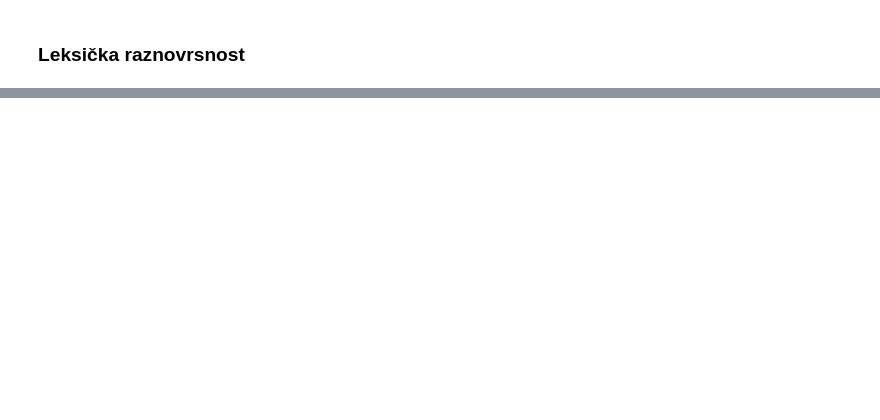
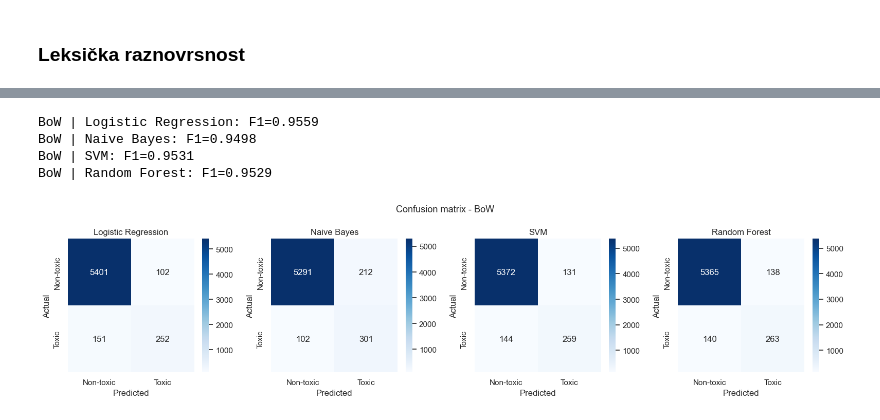
Before and after one commit to paunovicjovan/data-preprocessing-for-ml-2, a Jupyter notebook: Prakticni deo/Toxic Tweets Classification.ipynb, the cells around one changed output, grey strips where cells are left out. Drawn from its saved outputs; the diff is of its cells as text; code cells hidden in the pictures; blank space fills up the shorter version.

```diff
--- a/Prakticni deo/Toxic Tweets Classification.ipynb
+++ b/Prakticni deo/Toxic Tweets Classification.ipynb
@@ -749,0 +825,15 @@ display(pd.DataFrame(results_processed))
+# %%
+bow_vec = CountVectorizer(max_features=10000)
+X_bow_train = bow_vec.fit_transform(train_df['processed'])
+X_bow_test  = bow_vec.transform(test_df['processed'])
+
+print(f'BoW matrica - trening: {X_bow_train.shape}')
+
+# Top 10 reči po klasi
+feature_names = bow_vec.get_feature_names_out()
+for label, name in [(1, 'Toxic'), (0, 'Non-toxic')]:
+    idx = train_df[train_df['label'] == label].index
+    freqs = X_bow_train[idx].sum(axis=0).A1
+    top10 = sorted(zip(freqs, feature_names), reverse=True)[:10]
+    print(f'\nTop 10 reči - {name}:')
+    print([w for _, w in top10])
@@ -749,0 +848,11 @@ display(pd.DataFrame(results_processed))
+# %%
+y_train = train_df['label'].reset_index(drop=True)
+y_test  = test_df['label'].reset_index(drop=True)
+# %%
+evaluate('BoW', X_bow_train, X_bow_test, y_train, y_test, clf_sparse)
+# %% [output]
+BoW | Logistic Regression: F1=0.9559
+BoW | Naive Bayes: F1=0.9498
+BoW | SVM: F1=0.9531
+BoW | Random Forest: F1=0.9529
+[figure, added]
```
Also changed, not shown: parts of 42 cells of this notebook.
